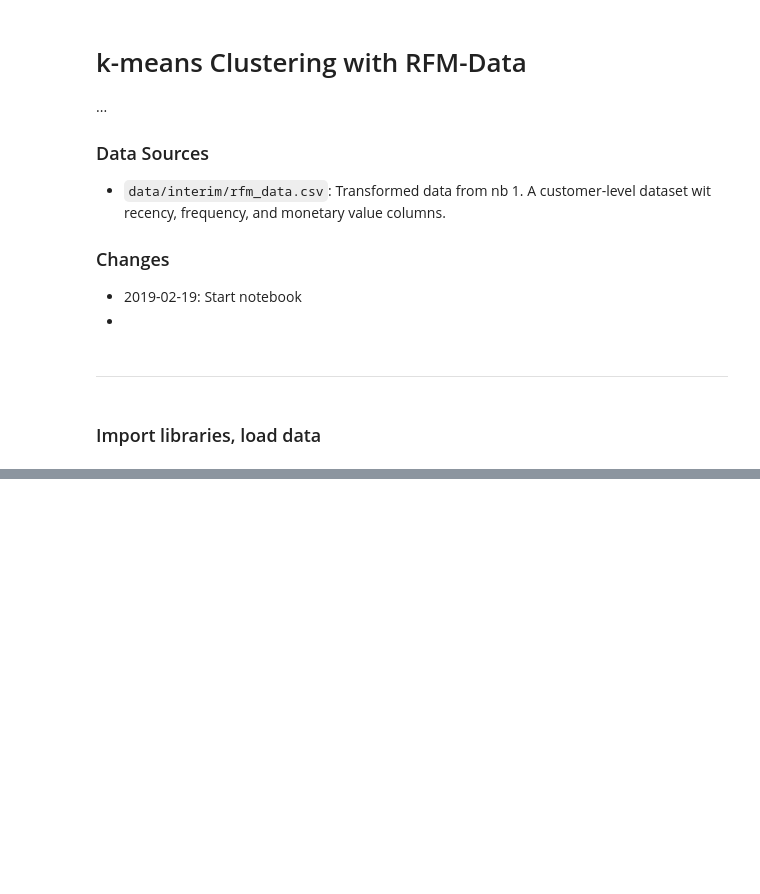
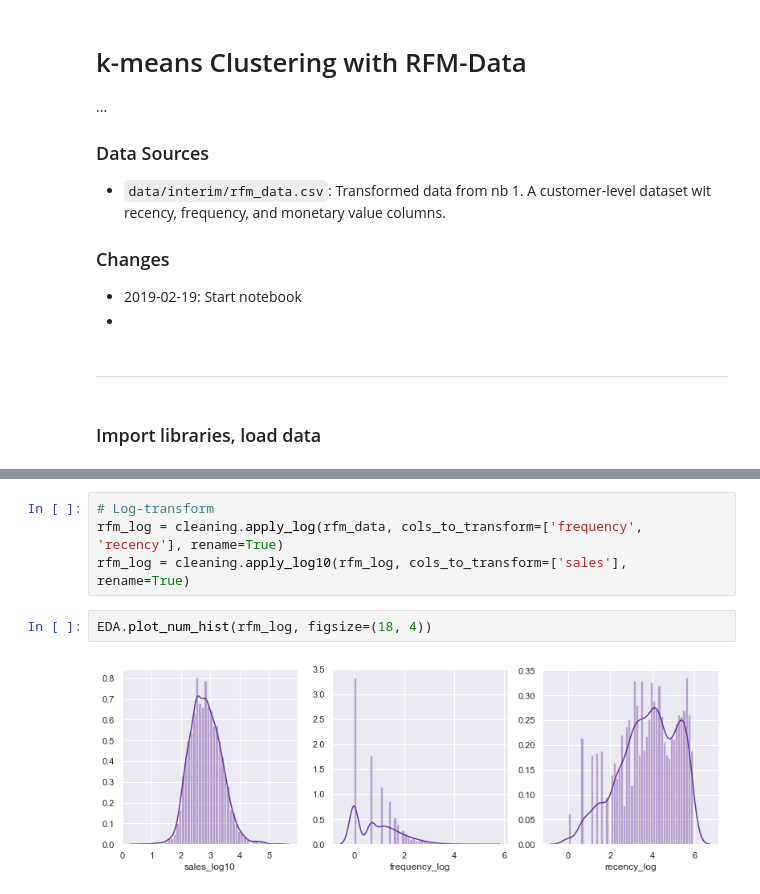
Before and after one commit to rbuerki/projects-ml, a Jupyter notebook: customer_segmentation_RFM_method/2-RFM_segmentation_with_k-means.ipynb, the cells around one changed output, grey strips where cells are left out. Drawn from its saved outputs; the diff is of its cells as text; blank space fills up the shorter version.

```diff
--- a/customer_segmentation_RFM_method/2-RFM_segmentation_with_k-means.ipynb
+++ b/customer_segmentation_RFM_method/2-RFM_segmentation_with_k-means.ipynb
@@ -213,0 +75,8 @@ for threshhold in threshholds:
+# %%
+# Log-transform
+rfm_log = cleaning.apply_log(rfm_data, cols_to_transform=['frequency', 'recency'], rename=True)
+rfm_log = cleaning.apply_log10(rfm_log, cols_to_transform=['sales'], rename=True)
+# %%
+EDA.plot_num_hist(rfm_log, figsize=(18, 4))
+# %% [output]
+[figure, added]
```
Also changed, not shown: parts of 38 cells of this notebook.
